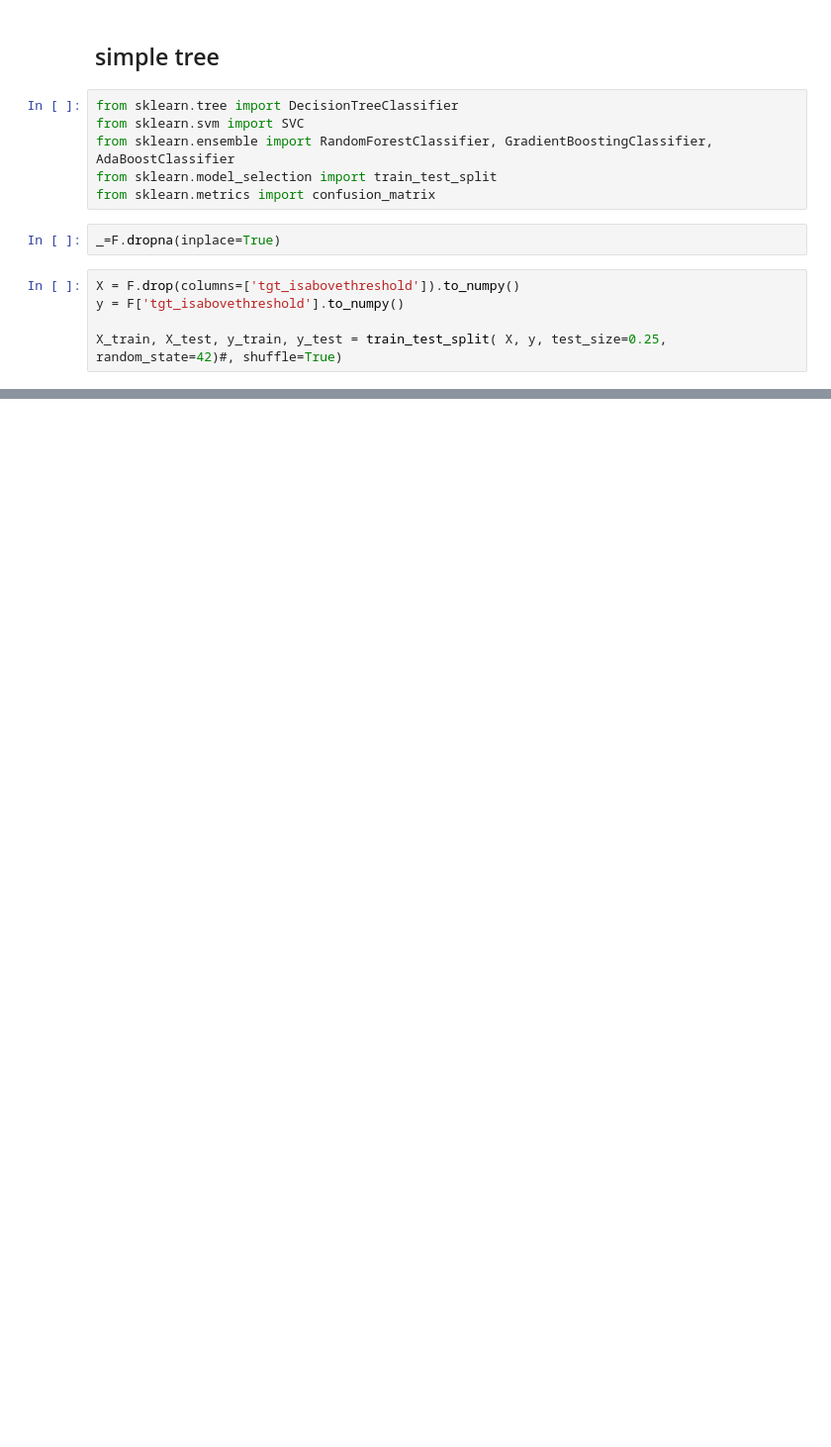
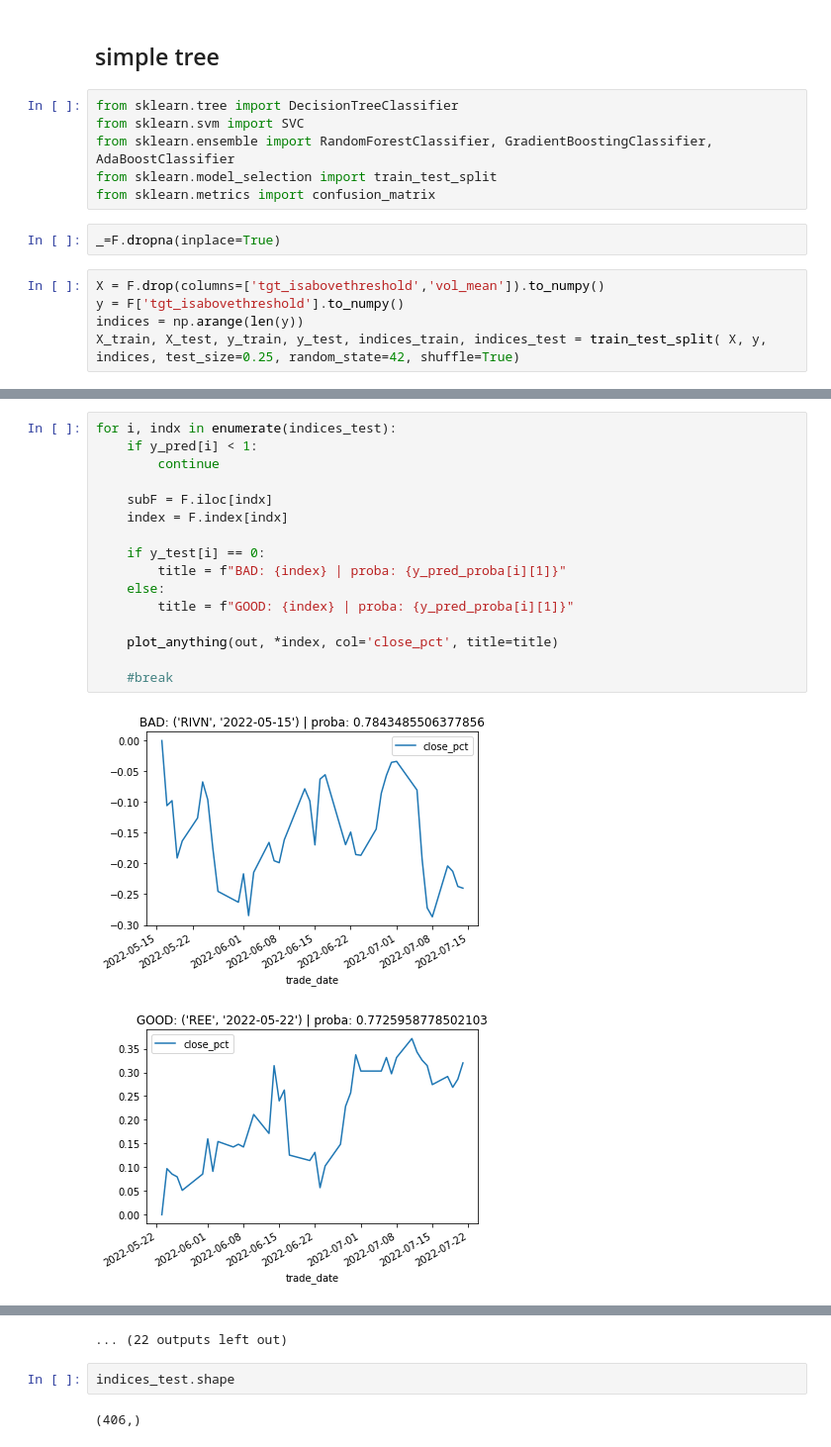
Before and after one commit to kulasinski/multitrader, a Jupyter notebook: db_idea_tester.ipynb, the cells around one changed output, grey strips where cells are left out. Shown at 99% size. Cells and saved outputs as stored; diff of their text form; blank space fills up the shorter version.

```diff
--- a/db_idea_tester.ipynb
+++ b/db_idea_tester.ipynb
@@ -284,10 +309,10 @@ from sklearn.metrics import confusion_matrix
 # %%
 _=F.dropna(inplace=True)
 # %%
-X = F.drop(columns=['tgt_isabovethreshold']).to_numpy()
+X = F.drop(columns=['tgt_isabovethreshold','vol_mean']).to_numpy()
 y = F['tgt_isabovethreshold'].to_numpy()
-
-X_train, X_test, y_train, y_test = train_test_split( X, y, test_size=0.25, random_state=42)#, shuffle=True)
+indices = np.arange(len(y))
+X_train, X_test, y_train, y_test, indices_train, indices_test = train_test_split( X, y, indices, test_size=0.25, random_state=42, shuffle=True)
 # %%
 # clf = RandomForestClassifier( # p=66% -> 75% @0.8
 #     n_estimators=50,
@@ -336,0 +363,19 @@ Index(['cap', 'eps_estimate', 'eps_reported', 'surprise', 'surprise_pct',
+# %%
+for i, indx in enumerate(indices_test):
+    if y_pred[i] < 1:
+        continue
+
+    subF = F.iloc[indx]
+    index = F.index[indx]
+
+    if y_test[i] == 0:
+        title = f"BAD: {index} | proba: {y_pred_proba[i][1]}"
+    else:
+        title = f"GOOD: {index} | proba: {y_pred_proba[i][1]}"
+
+    plot_anything(out, *index, col='close_pct', title=title)
+
+    #break
+# %% [output]
+[figure, added]
+[figure, added]
@@ -336,0 +392,5 @@ Index(['cap', 'eps_estimate', 'eps_reported', 'surprise', 'surprise_pct',
+... (22 outputs left out)
+# %%
+indices_test.shape
+# %% [output]
+(406,)
```
Also changed, not shown: parts of 10 cells of this notebook.
